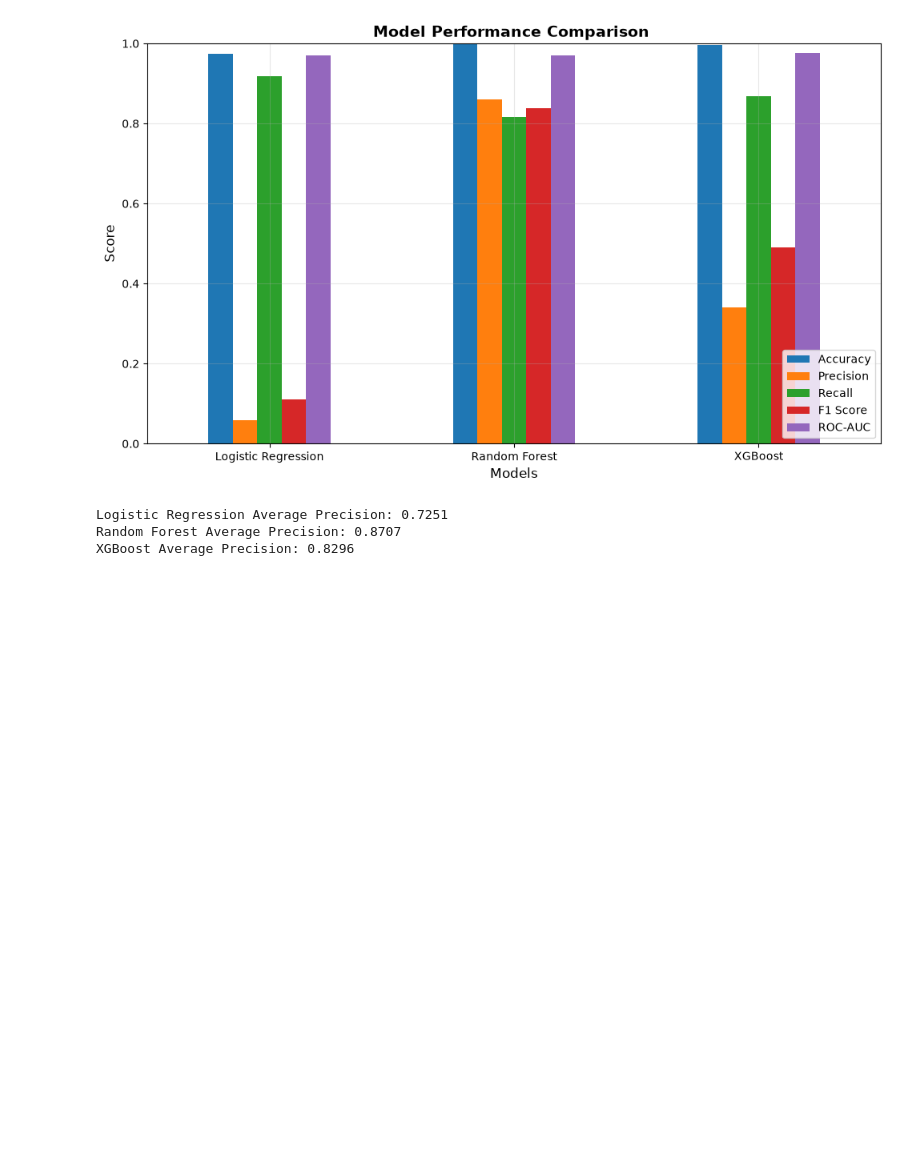
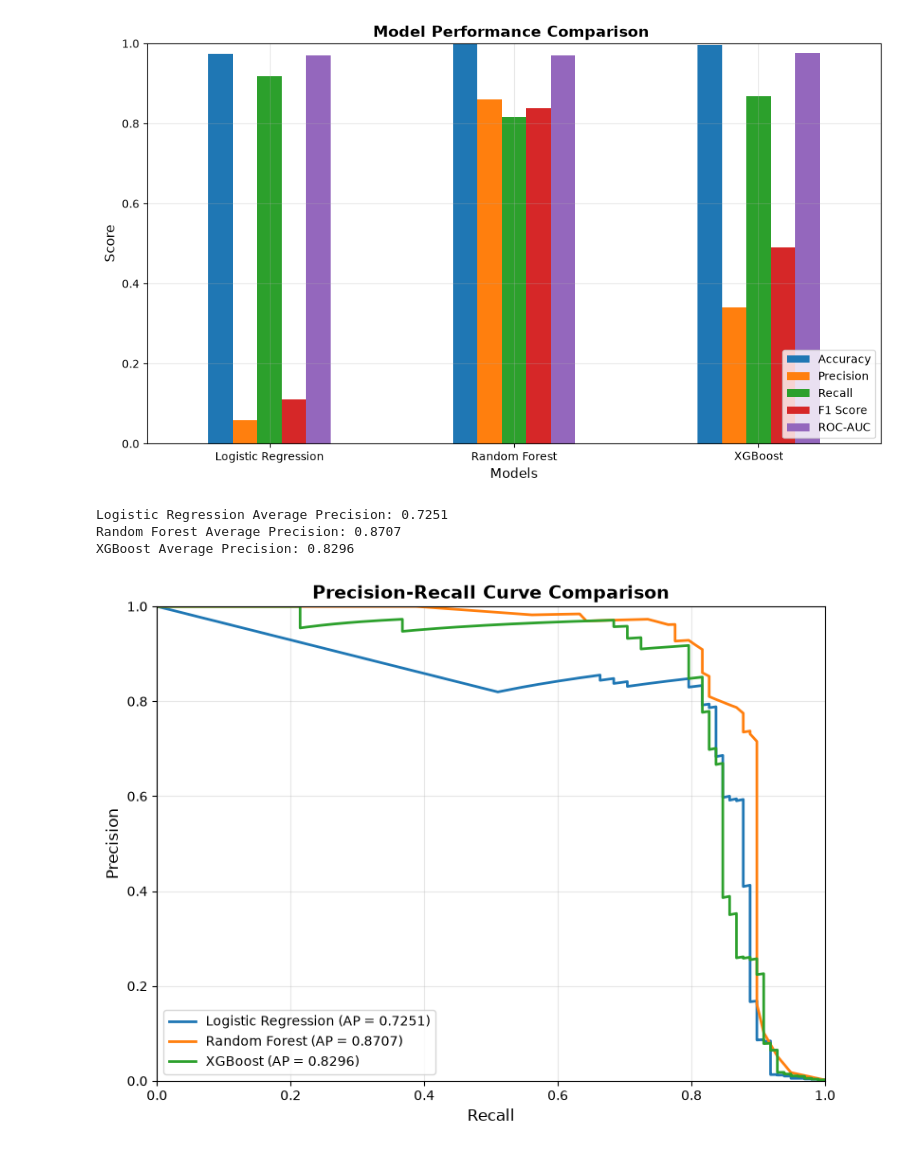
Before and after one commit to AbhishekPurbey02/fraud-detection-ml-system, a Jupyter notebook: notebooks/experiments/Experiment_02_Model_Comparison.ipynb, the cells around one changed output. Drawn from its saved outputs; the diff is of its cells as text; code cells hidden in the pictures; blank space fills up the shorter version.

Commit message:
Update the experiment 2 - plotting pr curve

```diff
--- a/notebooks/experiments/Experiment_02_Model_Comparison.ipynb
+++ b/notebooks/experiments/Experiment_02_Model_Comparison.ipynb
@@ -311,3 +311,25 @@ print(f"XGBoost Average Precision: {xgb_ap:.4f}")
 Logistic Regression Average Precision: 0.7251
 Random Forest Average Precision: 0.8707
 XGBoost Average Precision: 0.8296
+# %%
+plt.figure(figsize=(8, 6))
+
+plt.plot(lr_recall, lr_precision,
+         label=f'Logistic Regression (AP = {lr_ap:.4f})', linewidth=2)
+plt.plot(rf_recall, rf_precision,
+         label=f'Random Forest (AP = {rf_ap:.4f})', linewidth=2)
+plt.plot(xgb_recall, xgb_precision,
+         label=f'XGBoost (AP = {xgb_ap:.4f})', linewidth=2)
+
+plt.xlabel('Recall', fontsize=12)
+plt.ylabel('Precision', fontsize=12)
+plt.title('Precision‑Recall Curve Comparison', fontsize=14, fontweight='bold')
+plt.legend(loc='lower left')
+plt.grid(True, alpha=0.3)
+plt.xlim([0, 1])
+plt.ylim([0, 1])
+
+plt.tight_layout()
+plt.show()
+# %% [output]
+[figure, added]
```
